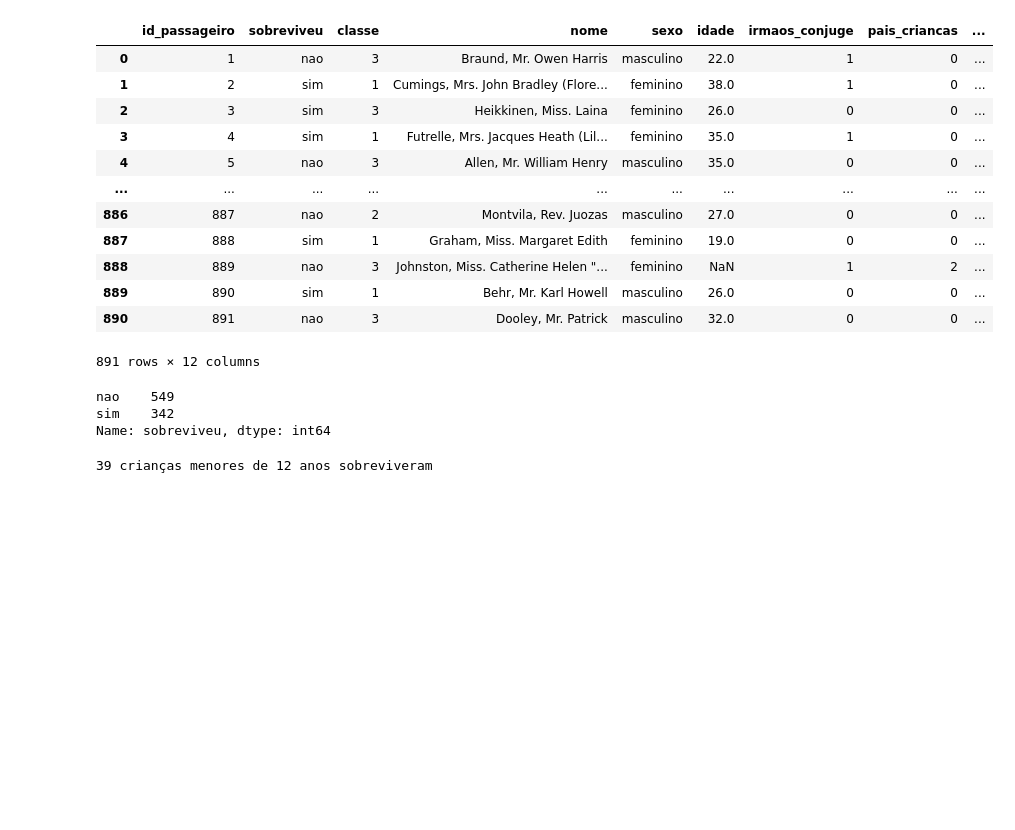
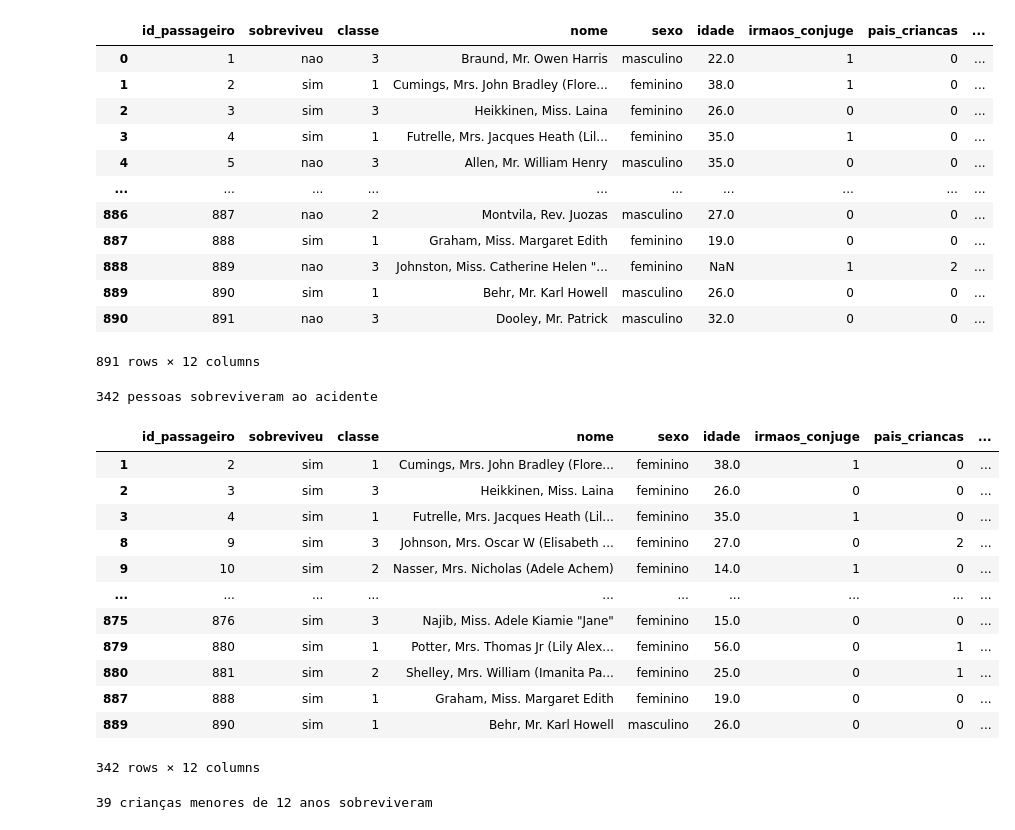
Before and after one commit to deniscruzrodrigues/intro_python_verao_ime_2023, a Jupyter notebook: exercicios/exercicio02.ipynb, the cells around one changed output. Drawn from its saved outputs; the diff is of its cells as text; code cells hidden in the pictures; blank space fills up the shorter version.

```diff
--- a/exercicios/exercicio02.ipynb
+++ b/exercicios/exercicio02.ipynb
@@ -35,14 +35,24 @@ df
 # %%
 #Questão 1
 #Quantas pessoas sobreviveram ao acidente?
-#df['sobreviveu'].value_counts()
-sobreviveu = df['sobreviveu'].value_counts()
-print(sobreviveu)
+print(str(df.loc[(df['sobreviveu'] == 'sim')].shape[0]) + ' pessoas sobreviveram ao acidente')
+df[(df['sobreviveu'] == 'sim')]
 #Sobreviveram 342 pessoas
 # %% [output]
-nao    549
-sim    342
-Name: sobreviveu, dtype: int64
+342 pessoas sobreviveram ao acidente
+|  | id_passageiro | sobreviveu | classe | nome | sexo | idade | irmaos_conjuge | pais_criancas | ... |
+| 1 | 2 | sim | 1 | Cumings, Mrs. John Bradley (Flore... | feminino | 38.0 | 1 | 0 | ... |
+| 2 | 3 | sim | 3 | Heikkinen, Miss. Laina | feminino | 26.0 | 0 | 0 | ... |
+| 3 | 4 | sim | 1 | Futrelle, Mrs. Jacques Heath (Lil... | feminino | 35.0 | 1 | 0 | ... |
+| 8 | 9 | sim | 3 | Johnson, Mrs. Oscar W (Elisabeth ... | feminino | 27.0 | 0 | 2 | ... |
+| 9 | 10 | sim | 2 | Nasser, Mrs. Nicholas (Adele Achem) | feminino | 14.0 | 1 | 0 | ... |
+| ... | ... | ... | ... | ... | ... | ... | ... | ... | ... |
+| 875 | 876 | sim | 3 | Najib, Miss. Adele Kiamie "Jane" | feminino | 15.0 | 0 | 0 | ... |
+| 879 | 880 | sim | 1 | Potter, Mrs. Thomas Jr (Lily Alex... | feminino | 56.0 | 0 | 1 | ... |
+| 880 | 881 | sim | 2 | Shelley, Mrs. William (Imanita Pa... | feminino | 25.0 | 0 | 1 | ... |
+| 887 | 888 | sim | 1 | Graham, Miss. Margaret Edith | feminino | 19.0 | 0 | 0 | ... |
+| 889 | 890 | sim | 1 | Behr, Mr. Karl Howell | masculino | 26.0 | 0 | 0 | ... |
+342 rows × 12 columns
 # %%
 #Questão 2
 #Quantas criancas menores de 12 anos sobreviveram ao acidente?
```
Also changed, not shown: parts of 2 cells of this notebook.
